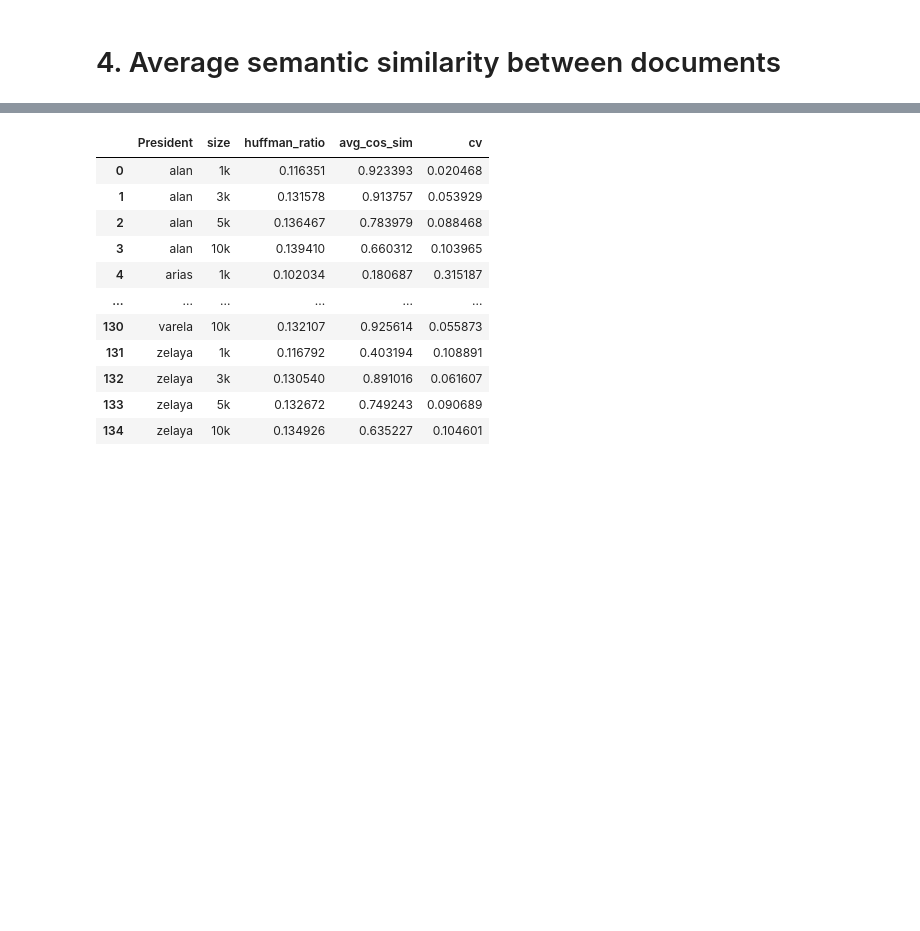
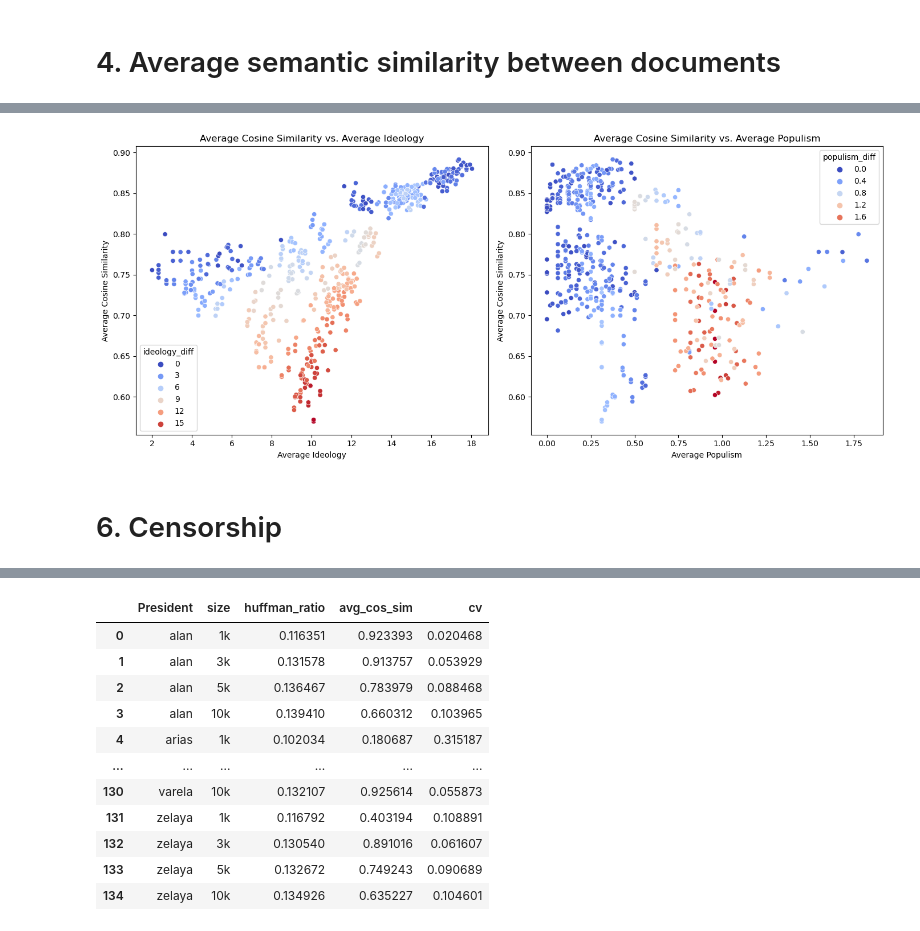
Before and after one commit to alejandrosarria0296/pol-cul-maps-latam, a Jupyter notebook: notebooks/3.word_embeddings.ipynb, the cells around one changed output, grey strips where cells are left out. Drawn from its saved outputs; the diff is of its cells as text; code cells hidden in the pictures; blank space fills up the shorter version.

```diff
--- a/notebooks/3.word_embeddings.ipynb
+++ b/notebooks/3.word_embeddings.ipynb
@@ -378,0 +286,2 @@ Error:
+# %%
+scores = pd.read_csv(r"C:\Users\asarr\Documents\Projects\pol-cul-maps-latam\data\political_variable_scores.csv")
@@ -620,0 +308,8 @@ for size in sizes:
+# %%
+#check sizes
+file_path = r"C:\Users\asarr\Documents\Projects\pol-cul-maps-latam\president_csvs\5k"
+
+for df in os.listdir(file_path):
+    name = df.split('.')[0]
+    pres_df = pd.read_csv(f'{file_path}\{df}')
+    print(f"Number of documents in {name} subcorpus: {pres_df.shape[0]}")
@@ -620,0 +351,12 @@ for size in sizes:
+# %%
+presidents = df['President'].unique()
+p_id = { pres: id_score for pres, id_score in scores[['name', 'ideology_score']].values }
+p_pol = { pres: pol_score for pres, pol_score in scores[['name', 'populism_score']].values }
+
+#assign populism values to df
+df['populist'] = df['President'].map(p_pol)
+df['ideology'] = df['President'].map(p_id)
+
+#reorder df based on populist
+df_pol = df.sort_values(by=['populist', 'President'])
+df_idel = df.sort_values(by=['ideology', 'President'])
@@ -620,0 +477,3 @@ for size in sizes:
+# %%
+df = pd.read_csv(r"C:\Users\asarr\Documents\Projects\pol-cul-maps-latam\results\doc_similarity.csv")
+df
@@ -620,0 +532,22 @@ for size in sizes:
+# %%
+# Step 1: Create Scatter Plots
+plt.figure(figsize=(14, 6))
+
+# Scatter plot for Average Cosine Similarity vs. Average Ideology, color by diff
+plt.subplot(1, 2, 1)
+sns.scatterplot(data=pairs_df, x='avg_ideology', y='Similarity', hue='ideology_diff', palette='coolwarm')
+plt.title('Average Cosine Similarity vs. Average Ideology')
+plt.xlabel('Average Ideology')
+plt.ylabel('Average Cosine Similarity')
+
+# Scatter plot for Average Cosine Similarity vs. Average Populism
+plt.subplot(1, 2, 2)
+sns.scatterplot(data=pairs_df, x='avg_populism', y='Similarity', hue='populism_diff', palette='coolwarm')
+plt.title('Average Cosine Similarity vs. Average Populism')
+plt.xlabel('Average Populism')
+plt.ylabel('Average Cosine Similarity')
+
+plt.tight_layout()
+plt.show()
+# %% [output]
+[figure, added]
@@ -620,0 +556,2 @@ for size in sizes:
+# %% [markdown]
+# 6. Censorship
```
Also changed, not shown: parts of 54 cells of this notebook, 3 other files.
